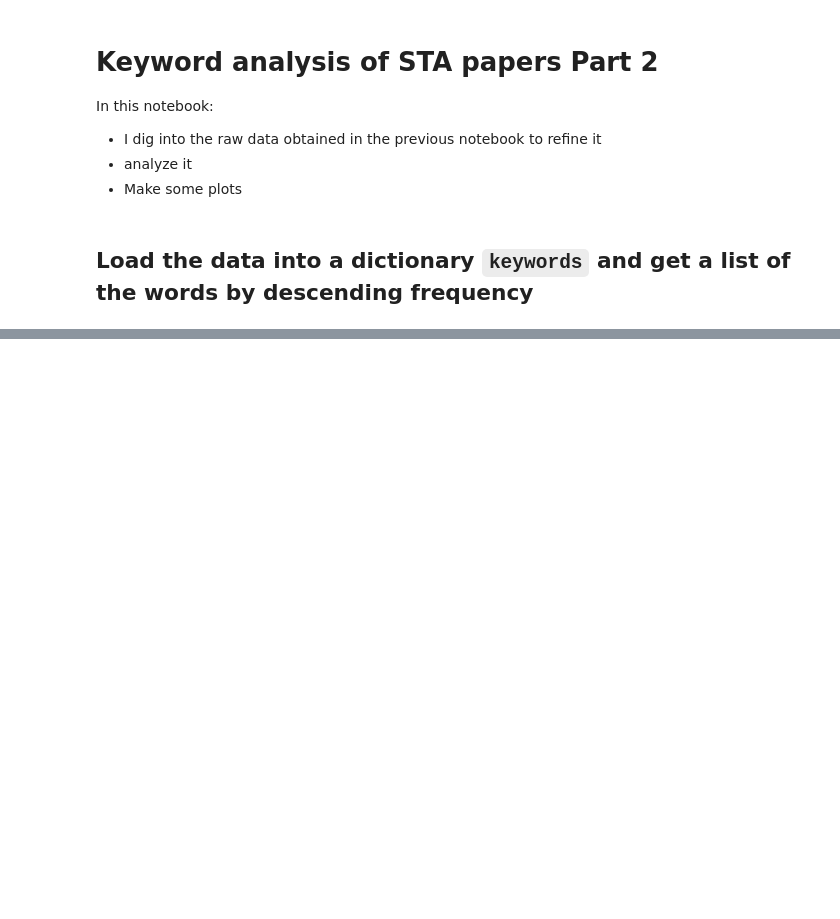
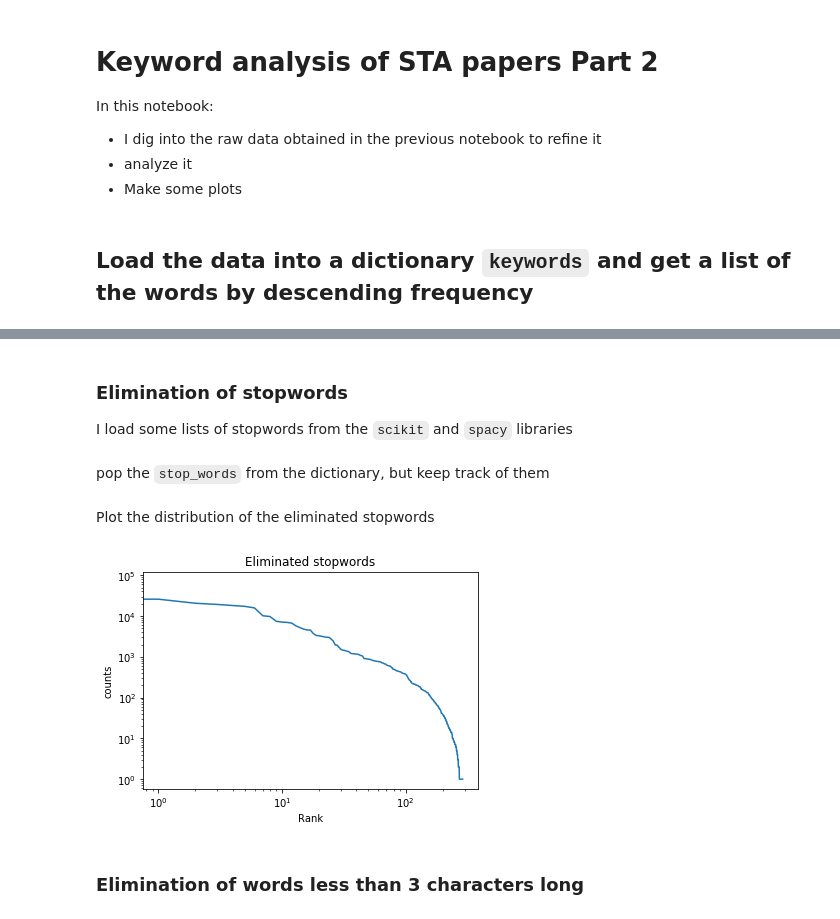
Before and after one commit to Miguel-ASM/LaTeXCounter-py, a Jupyter notebook: STA_papers_2.ipynb, the cells around one changed output, grey strips where cells are left out. Drawn from its saved outputs; the diff is of its cells as text; code cells hidden in the pictures; blank space fills up the shorter version.

````diff
--- a/STA_papers_2.ipynb
+++ b/STA_papers_2.ipynb
@@ -57,0 +47,21 @@ my_words_data
+# %% [markdown]
+### Elimination of stopwords
+
+I load some lists of stopwords from the ```scikit``` and ```spacy``` libraries
+# %%
+#scikit-learn
+from sklearn.feature_extraction.text import ENGLISH_STOP_WORDS as en_stopwords_sklearn
+en_stopwords_sklearn = list(en_stopwords_sklearn)
+
+#spacy
+from spacy.lang.en import STOP_WORDS as en_stopwords_spacy
+en_stopwords_spacy= list(en_stopwords_spacy)
+
+#merge them into a single list
+stop_words = list(
+    dict.fromkeys(
+    en_stopwords_sklearn + en_stopwords_spacy
+    )
+)
+# %% [markdown]
+pop the ```stop_words``` from the dictionary, but keep track of them
@@ -57,0 +74,16 @@ my_words_data
+# %% [markdown]
+Plot the distribution of the eliminated stopwords
+# %%
+sorted_eliminated_stop_words = sorted(eliminated_stop_words, key = lambda k:(-eliminated_stop_words[k],k))
+plt.plot(
+    [eliminated_stop_words[word] for word in sorted_eliminated_stop_words]
+)
+plt.title('Eliminated stopwords')
+plt.xlabel('Rank')
+plt.ylabel('counts')
+plt.yscale('log')
+plt.xscale('log')
+# %% [output]
+[figure, added]
+# %% [markdown]
+### Elimination of words less than 3 characters long
````
Also changed, not shown: parts of 13 cells of this notebook, 7 other files.
